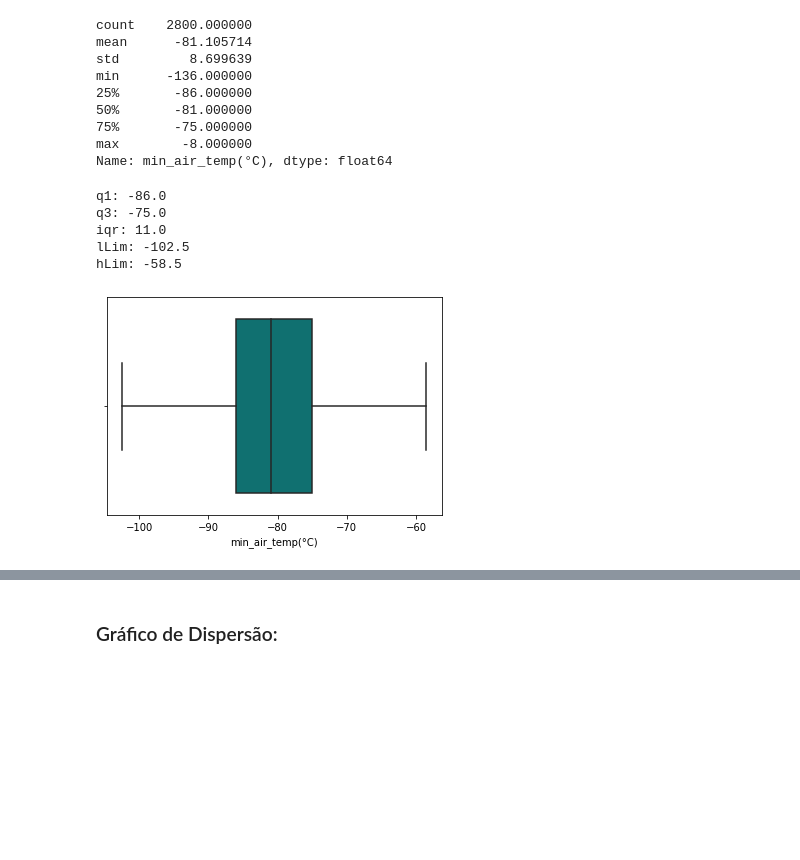
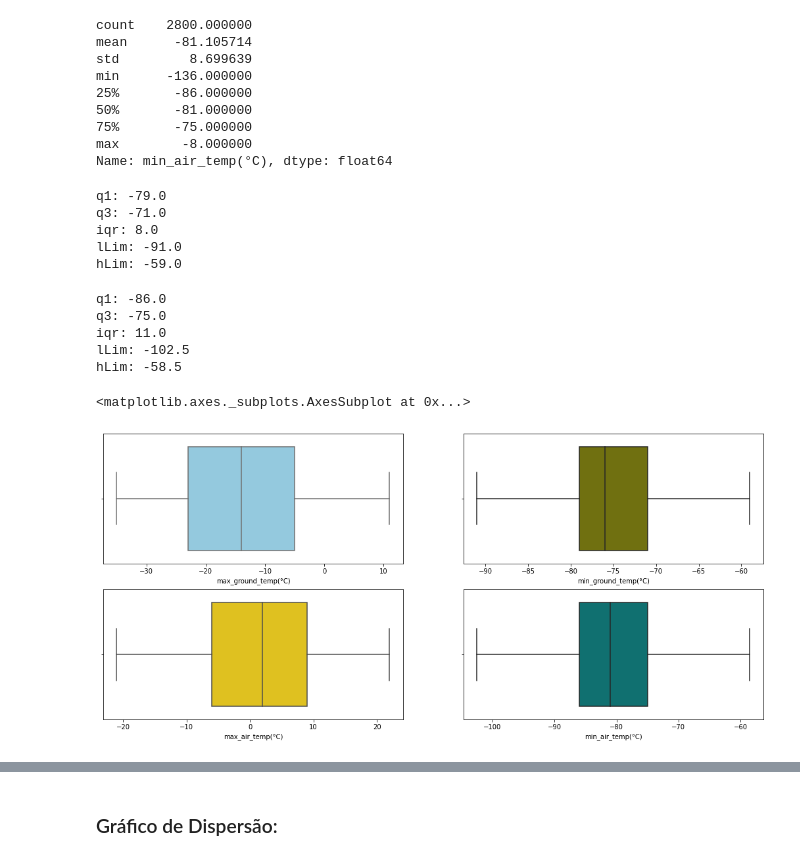
Before and after one commit to Gus-1003/DataScience, a Jupyter notebook: Análise_Dataset_REMS_Mars/Av3_Ciência_de_dados.ipynb, the cells around one changed output, grey strips where cells are left out. Saved outputs shown, nothing was run; the diff lists cells and outputs as text; code cells hidden in the pictures; blank space fills up the shorter version.

```diff
--- a/Análise_Dataset_REMS_Mars/Av3_Ciência_de_dados.ipynb
+++ b/Análise_Dataset_REMS_Mars/Av3_Ciência_de_dados.ipynb
@@ -434,6 +431,30 @@ min      -136.000000
 75%       -75.000000
 max        -8.000000
 Name: min_air_temp(°C), dtype: float64
+# %%
+#trata outlier pela regra do 1.5*IQR (variação interquartil)
+
+q1 = Dataframe['min_ground_temp(°C)'].quantile(0.25)
+print(f'q1: {q1}')
+q3 = Dataframe['min_ground_temp(°C)'].quantile(0.75)
+print(f'q3: {q3}')
+iqr = q3 - q1
+print(f'iqr: {iqr}')
+lLim = q1 - 1.5 * iqr
+print(f'lLim: {lLim}')
+hLim = q3 + 1.5 * iqr
+print(f'hLim: {hLim}')
+
+#SUBSTITUI VALORES CONSIDERADOS OUTLIER
+
+Dataframe.loc[Dataframe['min_ground_temp(°C)'] < lLim, 'min_ground_temp(°C)'] = lLim #substitui os valores abaixo do limite inferior pelo limite inferior
+Dataframe.loc[Dataframe['min_ground_temp(°C)'] > hLim, 'min_ground_temp(°C)'] = hLim #substitui os valores acima do limite superior pelo limite superior
+# %% [output]
+q1: -79.0
+q3: -71.0
+iqr: 8.0
+lLim: -91.0
+hLim: -59.0
 # %%
 #trata outlier pela regra do 1.5*IQR (variação interquartil)
 
@@ -461,5 +481,0 @@ Dataframe.loc[Dataframe['min_air_temp(°C)'] > hLim, 'min_air_temp(°C)'] = hLim
-# %%
-sb.boxplot(data=Dataframe, x='min_air_temp(°C)', color="teal")
-plt.show()
-# %% [output]
-[figure, removed]
@@ -466,3 +484,13 @@ plt.show()
+# %%
+fig, axs = plt.subplots(2, 2, figsize=(18, 8))
+
+sb.boxplot(data=Dataframe, x='max_ground_temp(°C)', color="skyblue", ax=axs[0, 0])
+sb.boxplot(data=Dataframe, x='min_ground_temp(°C)',  color="olive", ax=axs[0, 1])
+sb.boxplot(data=Dataframe, x='max_air_temp(°C)', color="gold", ax=axs[1, 0])
+sb.boxplot(data=Dataframe, x='min_air_temp(°C)', color="teal", ax=axs[1, 1])
+# %% [output]
+<matplotlib.axes._subplots.AxesSubplot at 0x...>
+[figure, added]
 # %%
 Dataframe[colunas].describe()
 # %% [output]
```
Also changed, not shown: parts of 9 cells of this notebook.
